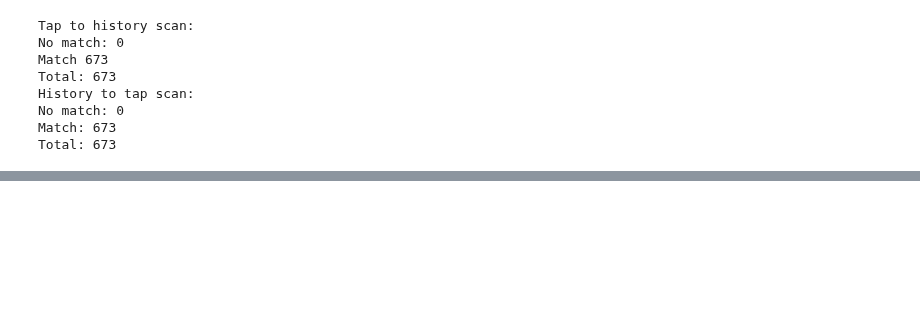
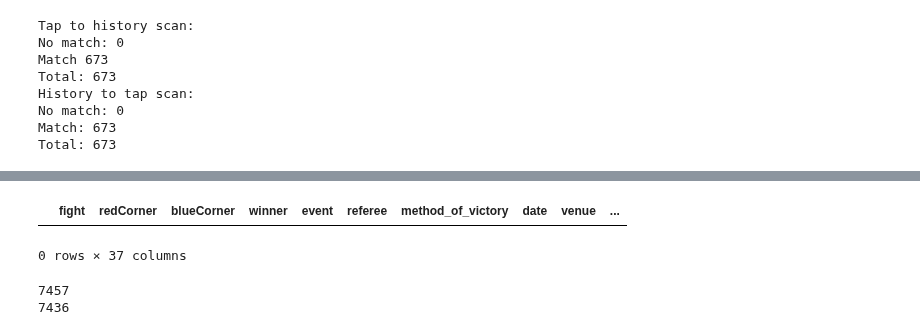
Before and after one commit to maxbraith/UFCModel, a Jupyter notebook: UFCModelGit/Data/dataManip.ipynb, the cells around one changed output, grey strips where cells are left out. Saved outputs shown, nothing was run; the diff lists cells and outputs as text; code cells hidden in the pictures; blank space fills up the shorter version.

```diff
--- a/UFCModelGit/Data/dataManip.ipynb
+++ b/UFCModelGit/Data/dataManip.ipynb
@@ -949,3 +949,30 @@ for index, row in df2.iterrows():
             df2.loc[index, 'winner'] = winner.replace('.', '')
         if('-' in winner):
             df2.loc[index, 'winner'] = winner.replace('-', ' ')
+# %%
+#define headers
+column_headers = [
+    'fight', 'redCorner', 'blueCorner', 'winner', 'event', 'referee', 'method_of_victory',
+    'date', 'venue', 'title_fight', 'billing', 'redCorner_wins', 'blueCorner_wins',
+    'redCorner_losses', 'blueCorner_losses', 'redCorner_draws', 'blueCorner_draws',
+    'redCorner_age', 'blueCorner_age', 'redCorner_nation', 'blueCorner_nation',
+    'redCorner_fan', 'blueCorner_fan', 'redCorner_knockdowns', 'blueCorner_knockdowns',
+    'redCorner_sig_str', 'blueCorner_sig_str', 'redCorner_sig_str_percentage',
+    'blueCorner_sig_str_percentage', 'redCorner_total_str', 'blueCorner_total_str',
+    'redCorner_takedowns', 'blueCorner_takedowns', 'redCorner_takedown_percentage',
+    'blueCorner_takedown_percentage', 'redCorner_subs_attempted', 'blueCorner_subs_attempted'
+]
+
+#create dataframe using headers
+dfNew = pd.DataFrame(columns=column_headers)
+
+dfNew.head()
+# %% [output]
+|  | fight | redCorner | blueCorner | winner | event | referee | method_of_victory | date | venue | ... |
+0 rows × 37 columns
+# %%
+print(len(df))
+print(len(df2))
+# %% [output]
+7457
+7436
```
Also changed, not shown: parts of 7 cells of this notebook, 6 other files.
